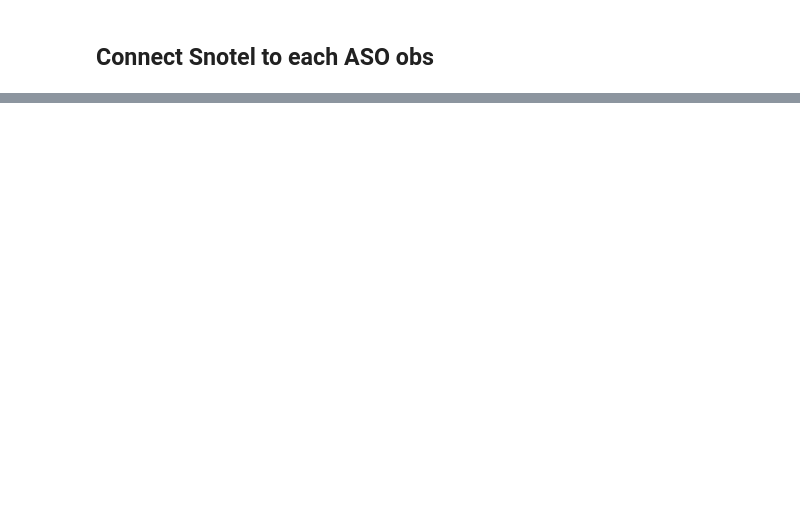
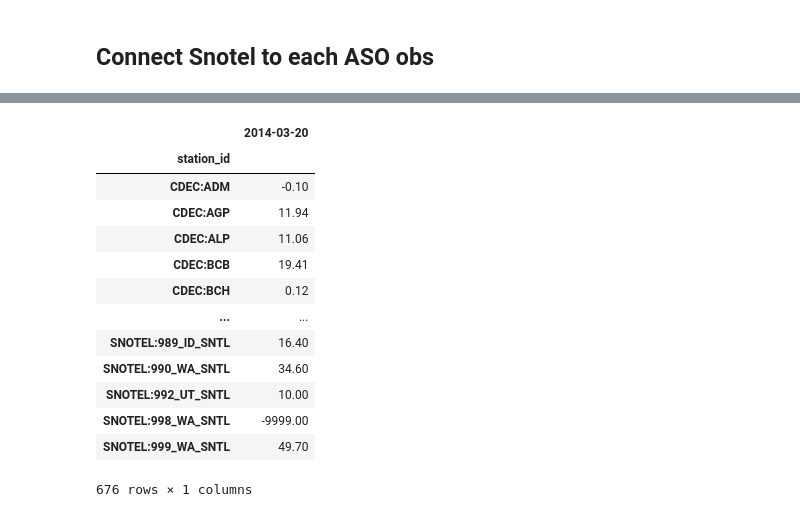
Before and after one commit to whitelightning450/SWEMLv2.0, a Jupyter notebook: Dataprocessing/DataProcessing_PipelineModularized.ipynb, the cells around one changed output, grey strips where cells are left out. Cells and saved outputs as stored; diff of their text form; code cells hidden in the pictures; blank space fills up the shorter version.

```diff
--- a/Dataprocessing/DataProcessing_PipelineModularized.ipynb
+++ b/Dataprocessing/DataProcessing_PipelineModularized.ipynb
@@ -343,0 +223,17 @@ Adding geospatial data to 20130601 observations...
+# %%
+SWE_dict
+# %% [output]
+|  | 2014-03-20 |
+| station_id |  |
+| CDEC:ADM | -0.10 |
+| CDEC:AGP | 11.94 |
+| CDEC:ALP | 11.06 |
+| CDEC:BCB | 19.41 |
+| CDEC:BCH | 0.12 |
+| ... | ... |
+| SNOTEL:989_ID_SNTL | 16.40 |
+| SNOTEL:990_WA_SNTL | 34.60 |
+| SNOTEL:992_UT_SNTL | 10.00 |
+| SNOTEL:998_WA_SNTL | -9999.00 |
+| SNOTEL:999_WA_SNTL | 49.70 |
+676 rows × 1 columns
```
Also changed, not shown: parts of 40 cells of this notebook, 4 other files.
